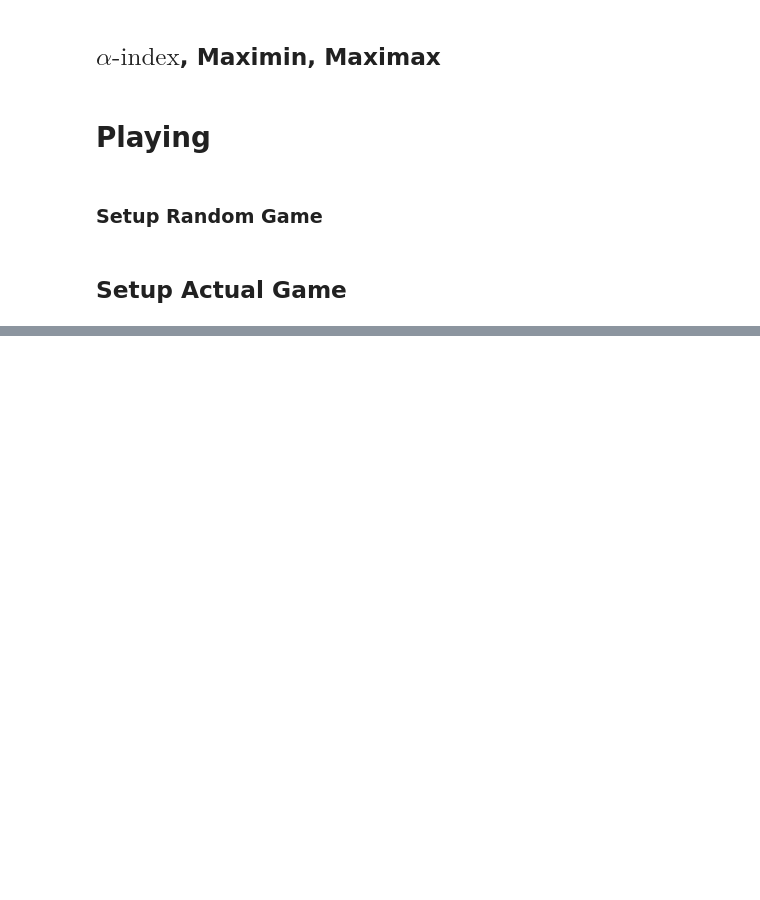
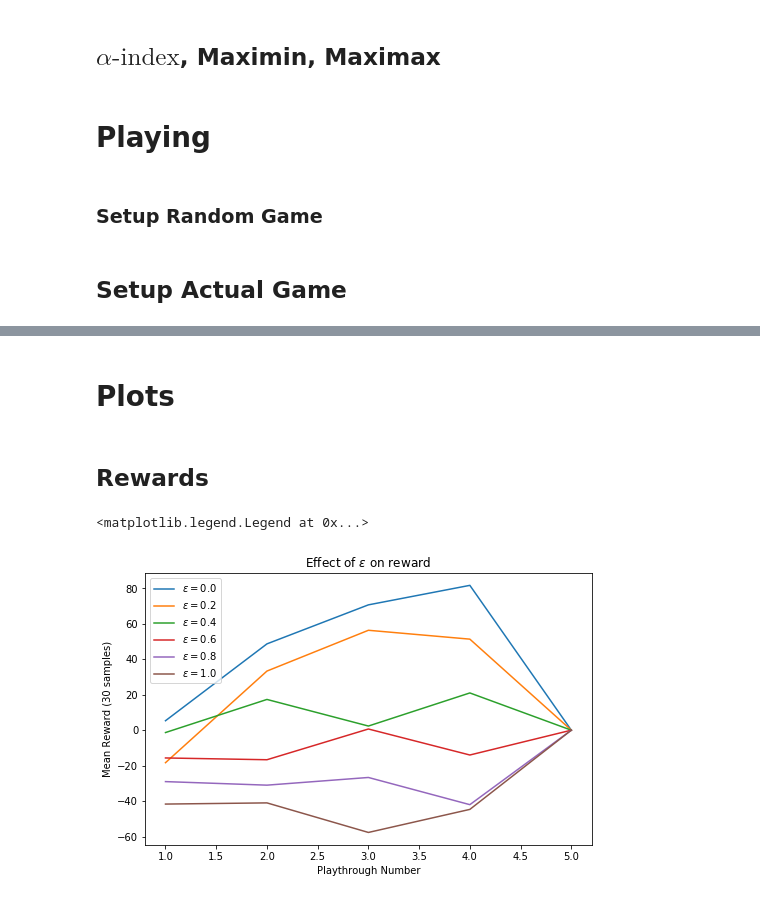
Before and after one commit to Yustynn/decision-theory-rl-and-data-analysis, a Jupyter notebook: RL.ipynb, the cells around one changed output, grey strips where cells are left out. Drawn from its saved outputs; the diff is of its cells as text; code cells hidden in the pictures; blank space fills up the shorter version.

```diff
--- a/RL.ipynb
+++ b/RL.ipynb
@@ -409,7 +508,7 @@ class Player:
         self.game = game
         self.strategy_fn = strategy_fn
         self.remaining_moves = num_moves
-        self.remaining_playthroughs = num_playthroughs
+        self.remaining_playthroughs = num_playthroughs - 1
         self.num_moves_per_playthrough = num_moves
 
         self.init_pos()
@@ -597,10 +678,14 @@ player.history.rewards
-# %%
-def run(num_moves=NUM_MOVES, display=False, epsilon_greed=0.2) -> Reward:
-    player = Player(
-        game,
-        epsilon_greedy_maker(epsilon_greed),
-        num_moves=num_moves
-    )
-
-    player.play(display=display)
-    return player.history.reward
+# %%
+NUM_SAMPLES = 30
+
+epsilons = np.linspace(0, 1, 6)
+histories_by_epsilon = {}
+
+for epsilon in epsilons:
+    histories = []
+    for i in range(NUM_SAMPLES):
+        histories.append(run(epsilon))
+        if (i + 1) % 10 == 0:
+            print(f'Done with run {i + 1}/{NUM_SAMPLES} for epsilon {epsilon:.1f}')
+
+    histories_by_epsilon[epsilon] = histories
@@ -607,2 +711,26 @@ def run(num_moves=NUM_MOVES, display=False, epsilon_greed=0.2) -> Reward:
+# %% [markdown]
+# Plots
+# %% [markdown]
+## Rewards
+# %%
+mean_rewards_by_epsilon = {}
+for epsilon, histories in histories_by_epsilon.items():
+    mean_rewards_by_epsilon[epsilon] = np.mean(
+        [history.rewards for history in histories],
+        axis=0
+    )
+# %%
+fig, ax = plt.subplots(figsize=(8, 5))
+for epsilon, mean_rewards in mean_rewards_by_epsilon.items():
+    ax.plot(range(1, NUM_PLAYTHROUGHS + 1), mean_rewards, label=r'$\varepsilon =$' + f'{epsilon:.1f}')
+
+
+ax.set_xlabel('Playthrough Number')
+ax.set_ylabel('Mean Reward (30 samples)')
+ax.set_title('Effect of ' r'$\varepsilon$' ' on reward')
+ax.legend()
+# %% [output]
+<matplotlib.legend.Legend at 0x...>
+[figure, added]
 # %%
 num_runs = 30
```
Also changed, not shown: parts of 17 cells of this notebook, 3 other files.
